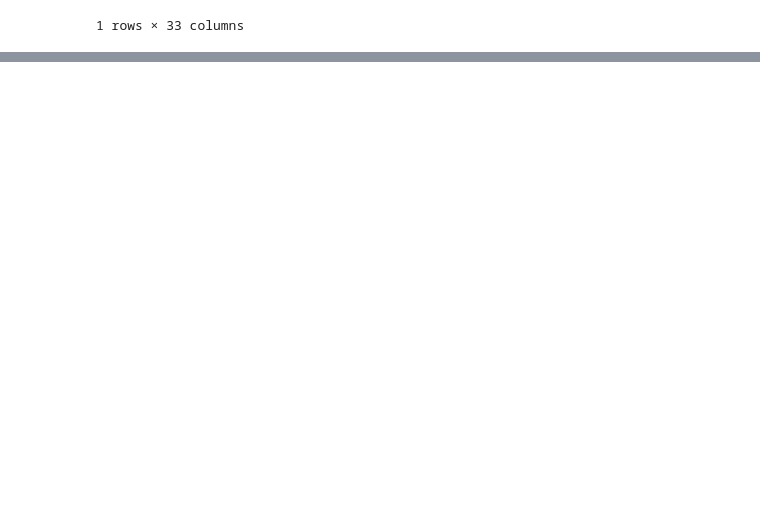
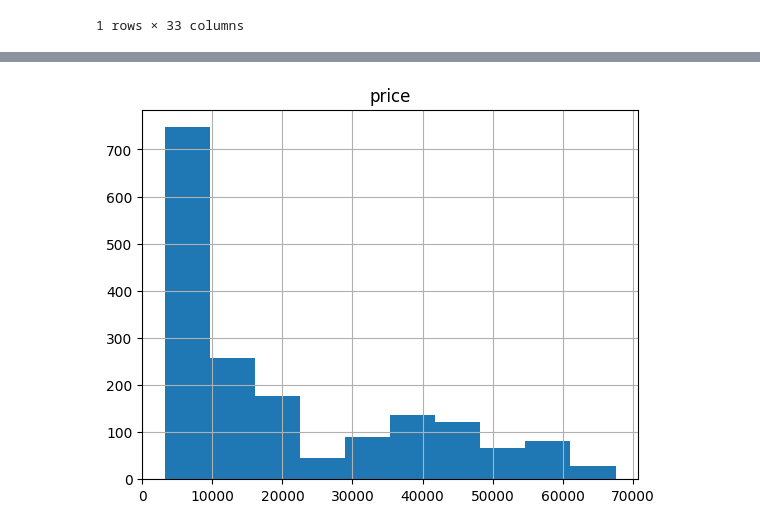
Before and after one commit to monicasainer/gossips_cryptos, a Jupyter notebook: notebooks/prototype.ipynb, the cells around one changed output, grey strips where cells are left out. Cells and saved outputs as stored; diff of their text form; code cells hidden in the pictures; blank space fills up the shorter version.

```diff
--- a/notebooks/prototype.ipynb
+++ b/notebooks/prototype.ipynb
@@ -159,0 +227,5 @@ Provisional End: 2023-01-05T00:00:00
+# %%
+histogram = df.hist(column=['price'])
+plt.show()
+# %% [output]
+[figure, added]
```
Also changed, not shown: parts of 25 cells of this notebook, 1 other file.
